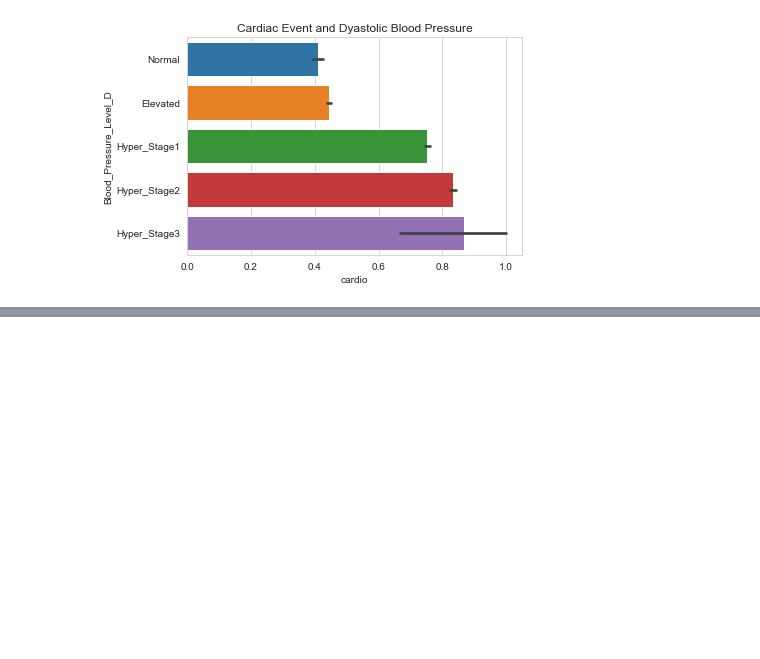
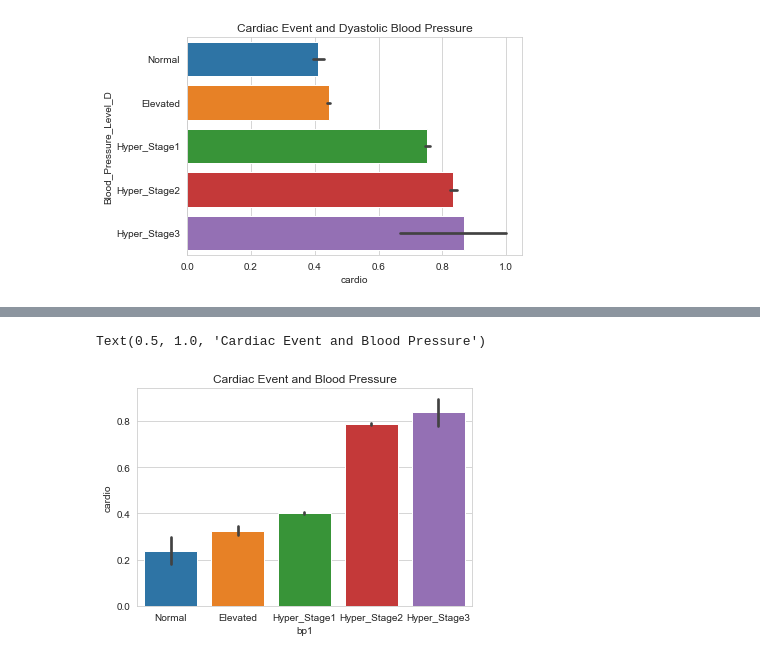
Before and after one commit to tinapai/SMUMSDS-ML1, a Jupyter notebook: Lab_1.ipynb, the cells around one changed output, grey strips where cells are left out. Drawn from its saved outputs; the diff is of its cells as text; code cells hidden in the pictures; blank space fills up the shorter version.

```diff
--- a/Lab_1.ipynb
+++ b/Lab_1.ipynb
@@ -319,0 +353,15 @@ age 20, has HBP, and many don’t even know it. Not treating high blood pressure
+# %%
+# compute the body mass index based on weight and height
+df1['bmi'] = df1['weight'] / (df1['height']/100)**2
+# create a BMI group
+df1['bmiGrp'] = np.where((df1.bmi < 18.5), 1, 0)
+df1['bmiGrp'] = np.where((df1.bmi >= 18.5) & (df1.bmi < 25), 2, df1.bmiGrp)
+df1['bmiGrp'] = np.where((df1.bmi >= 25) & (df1.bmi < 30), 3, df1.bmiGrp)
+df1['bmiGrp'] = np.where((df1.bmi >= 30), 4, df1.bmiGrp)
+# bin blood pressure groups based on the api hi/ lo variables
+df1['bp'] = np.where((df1.ap_hi < 120) & (df1.ap_lo < 80), 1, 0)
+df1['bp'] = np.where((df1.ap_hi >= 120) & (df1.ap_hi < 130) & (df1.ap_lo < 80), 2, df1.bp)
+df1['bp'] = np.where((df1.ap_hi >= 130) & (df1.ap_hi < 140) | ((df1.ap_lo >= 80) & (df1.ap_lo < 90)), 3, df1.bp)
+df1['bp'] = np.where((df1.ap_hi >= 140) | (df1.ap_lo >= 90), 4, df1.bp)
+df1['bp'] = np.where((df1.ap_hi > 180) | (df1.ap_lo > 120), 5, df1.bp)
+df1
@@ -319,0 +382,3 @@ age 20, has HBP, and many don’t even know it. Not treating high blood pressure
+# %%
+df1['bp1'] = pd.cut(df1.bp,[0,1,2,3,4,5],5,labels=['Normal','Elevated','Hyper_Stage1','Hyper_Stage2','Hyper_Stage3' ]) # this creates a new variable
+df1.bp1
@@ -319,0 +399,8 @@ age 20, has HBP, and many don’t even know it. Not treating high blood pressure
+# %%
+import seaborn as sns
+
+sns.barplot(x='bp1', y='cardio', data=df1, saturation=0.8)
+plt.title('Cardiac Event and Blood Pressure')
+# %% [output]
+Text(0.5, 1.0, 'Cardiac Event and Blood Pressure')
+[figure, added]
```
Also changed, not shown: parts of 9 cells of this notebook.
